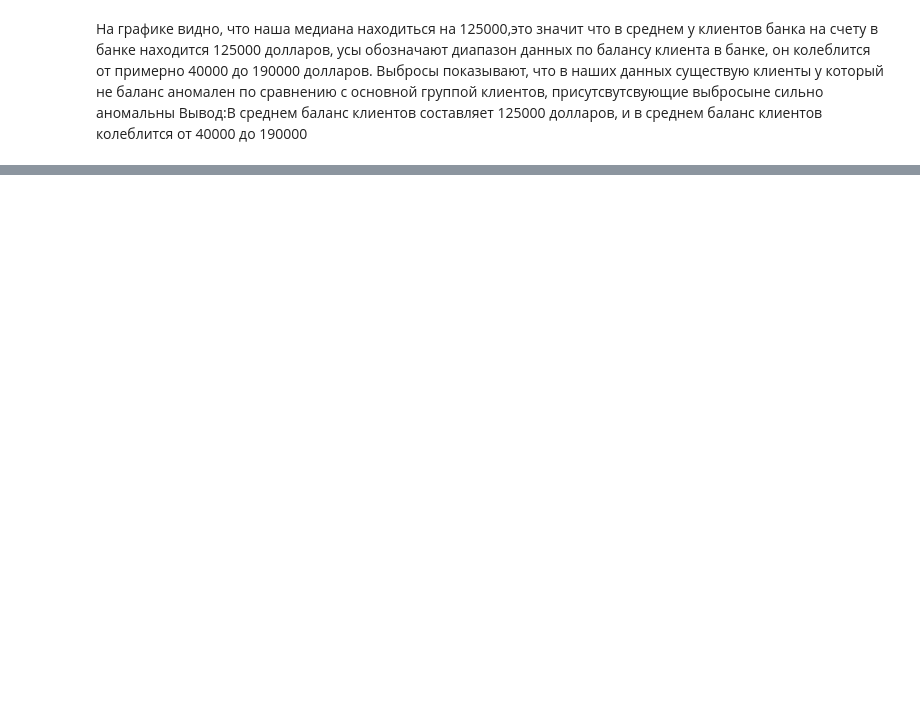
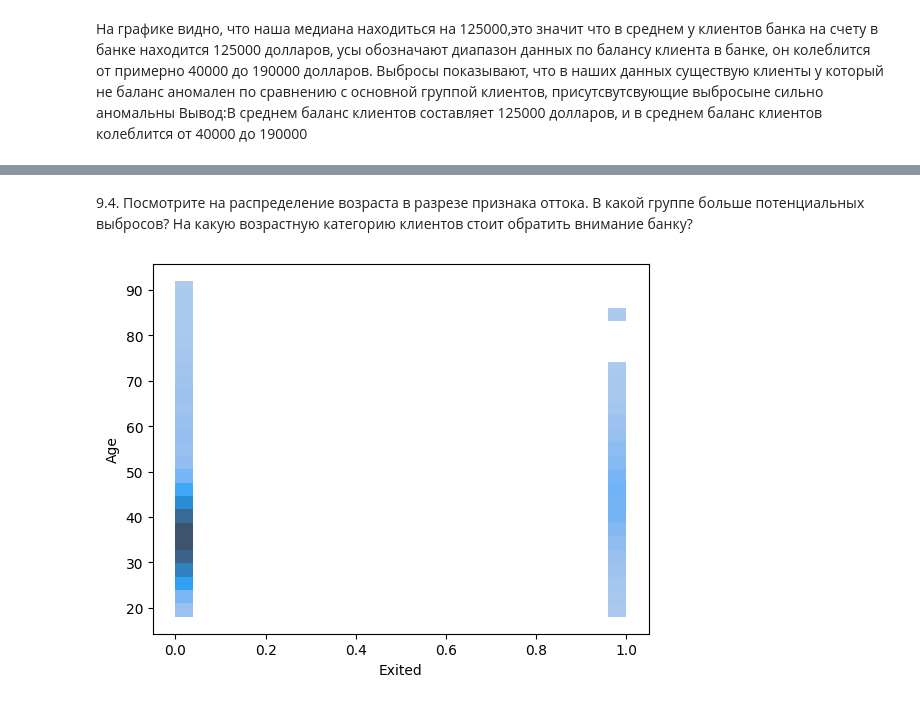
Before and after one commit to Gor36/Final_task_2, a Jupyter notebook: Task_2.ipynb, the cells around one changed output, grey strips where cells are left out. Cells and saved outputs as stored; diff of their text form; code cells hidden in the pictures; blank space fills up the shorter version.

```diff
--- a/Task_2.ipynb
+++ b/Task_2.ipynb
@@ -162,0 +214,12 @@ churn_data['Balance'].plot(kind='box');
+# %% [markdown]
+9.4. Посмотрите на распределение возраста в разрезе признака оттока. В какой группе больше потенциальных выбросов? На какую возрастную категорию клиентов стоит обратить внимание банку?
+# %%
+sns.histplot(
+    data=churn_data,
+    x='Exited',
+    y ='Age',
+    bins= 25,# кол-во столбцов
+    kde=True,#задаём присутствие сглаживащей кривой
+);
+# %% [output]
+[figure, added]
```
Also changed, not shown: parts of 5 cells of this notebook.
